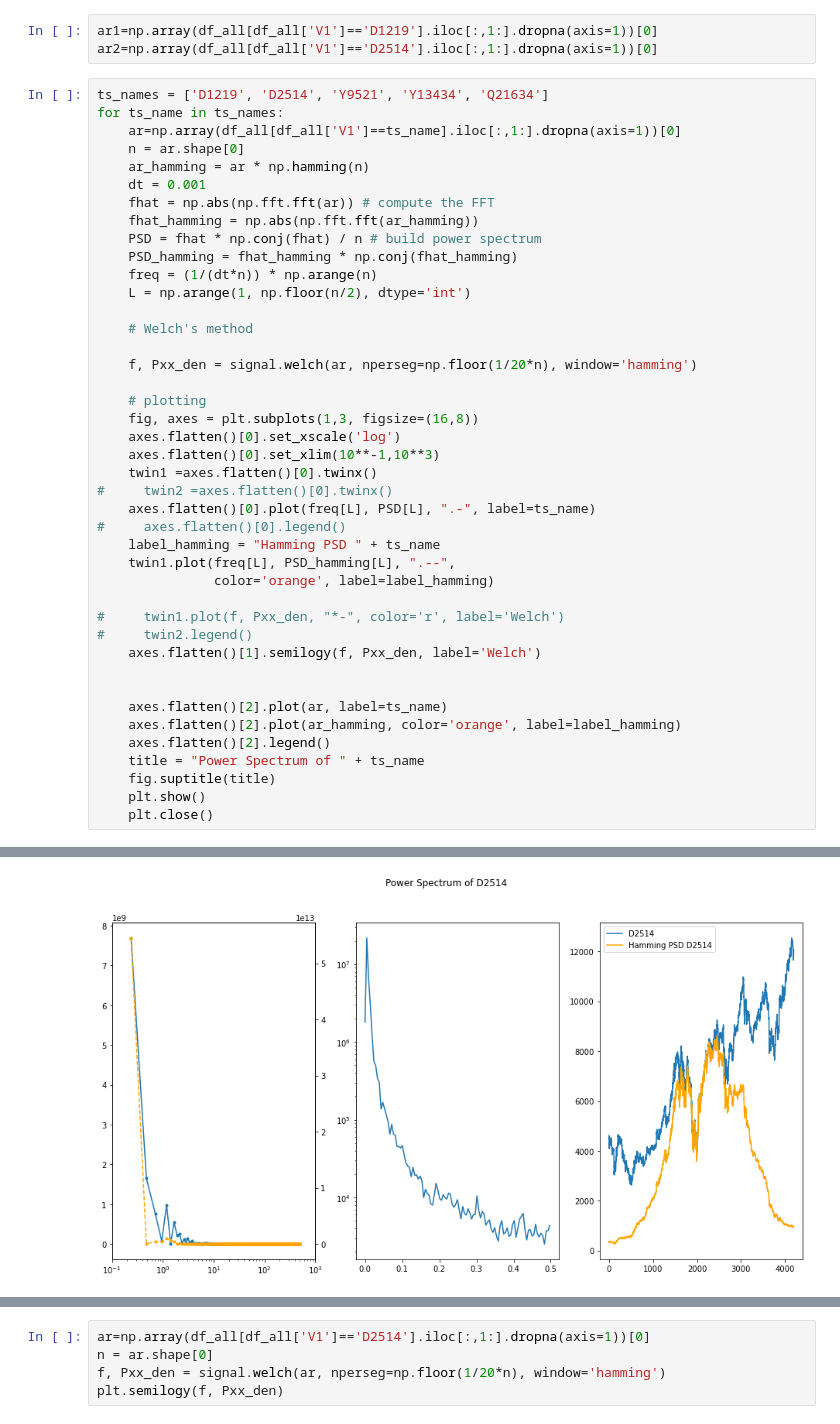
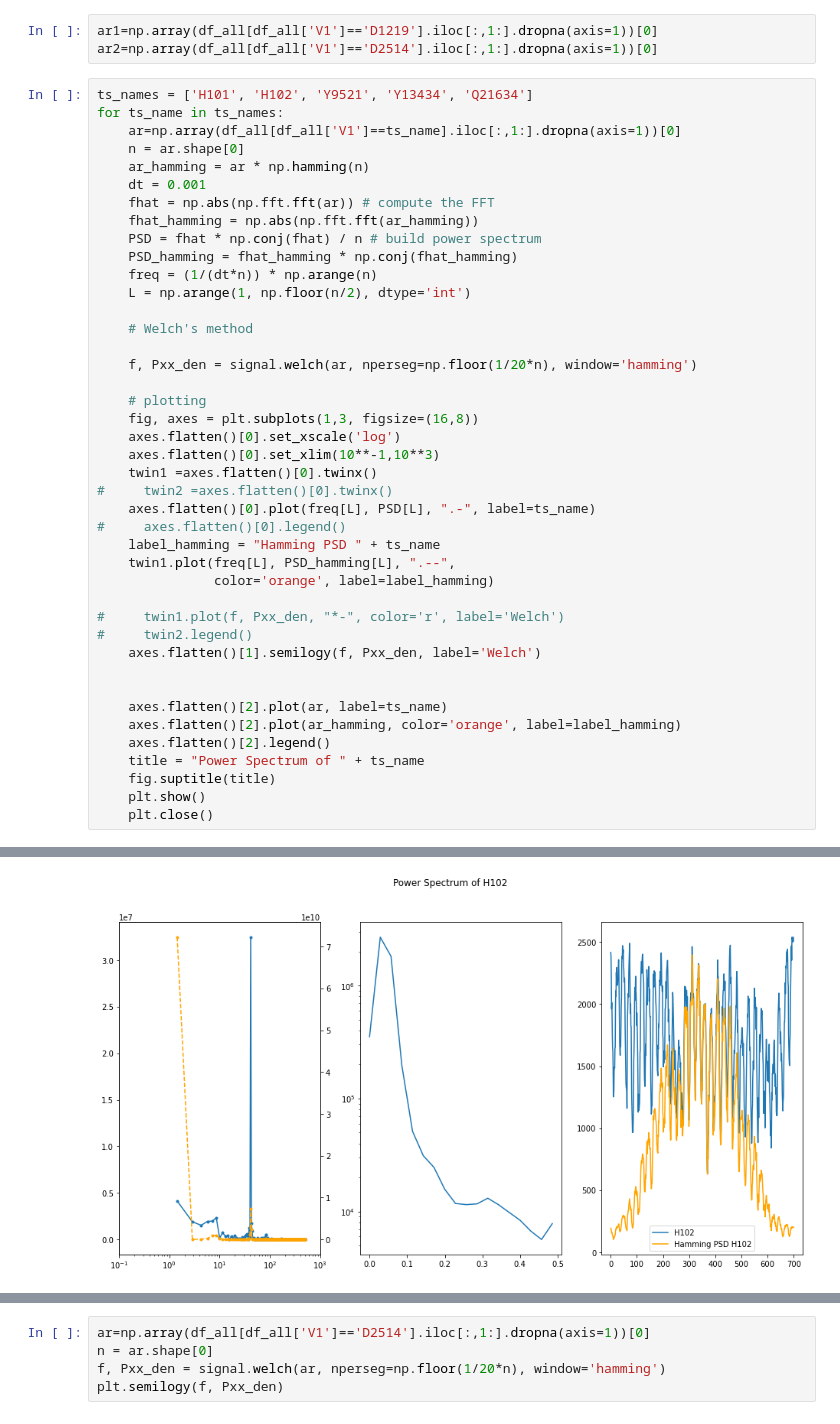
Before and after one commit to philippbeer/ts_search_engine, a Jupyter notebook: notebooks/analysis_fft_matching.ipynb, the cells around one changed output, grey strips where cells are left out. Saved outputs shown, nothing was run; the diff lists cells and outputs as text.

```diff
--- a/notebooks/analysis_fft_matching.ipynb
+++ b/notebooks/analysis_fft_matching.ipynb
@@ -141,7 +146,7 @@ generate_plots(df_err)
 ar1=np.array(df_all[df_all['V1']=='D1219'].iloc[:,1:].dropna(axis=1))[0]
 ar2=np.array(df_all[df_all['V1']=='D2514'].iloc[:,1:].dropna(axis=1))[0]
 # %%
-ts_names = ['D1219', 'D2514', 'Y9521', 'Y13434', 'Q21634']
+ts_names = ['H101', 'H102', 'Y9521', 'Y13434', 'Q21634']
 for ts_name in ts_names:
     ar=np.array(df_all[df_all['V1']==ts_name].iloc[:,1:].dropna(axis=1))[0]
     n = ar.shape[0]
@@ -187,4 +192,4 @@ for ts_name in ts_names:
-[figure, old version]
+[figure, new version]
 [figure]
 [figure]
 [figure]
```
Also changed, not shown: parts of 4 cells of this notebook, 22 other files.
